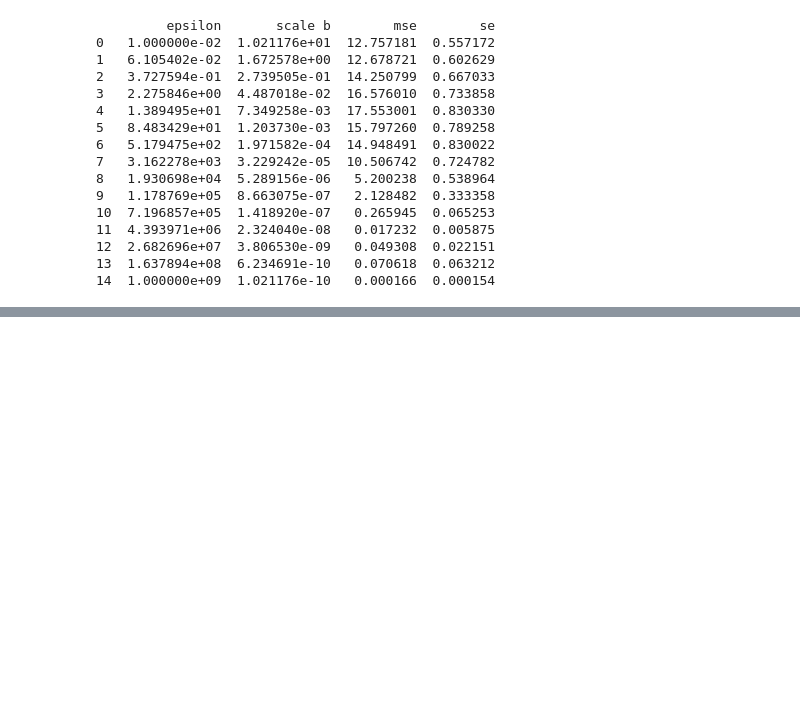
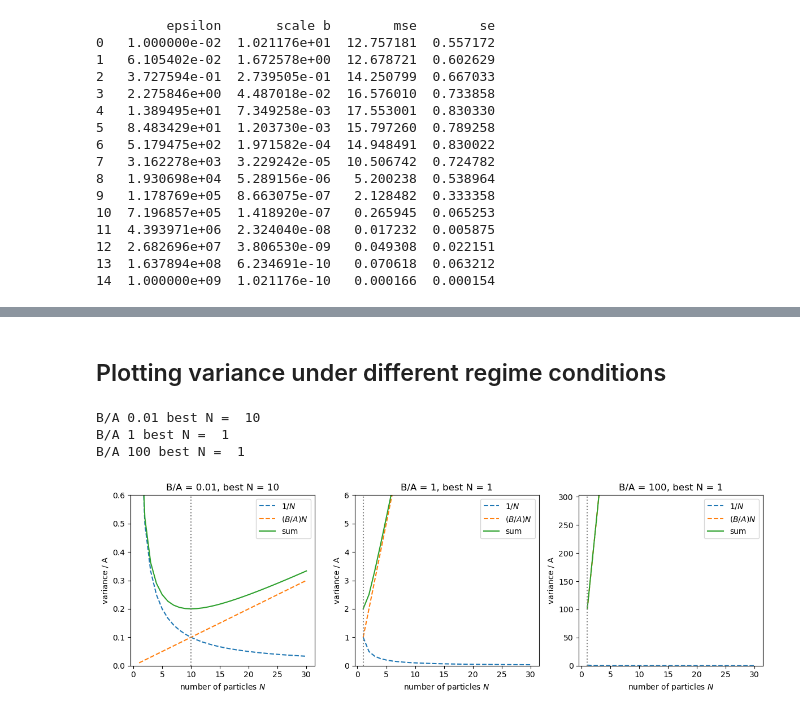
Before and after one commit to wakhee/math-7000-final-submission, a Jupyter notebook: simulation-7000.ipynb, the cells around one changed output, grey strips where cells are left out. Saved outputs shown, nothing was run; the diff lists cells and outputs as text; code cells hidden in the pictures; blank space fills up the shorter version.

```diff
--- a/simulation-7000.ipynb
+++ b/simulation-7000.ipynb
@@ -167,0 +209,34 @@ plt.show()
+# %% [markdown]
+## Plotting variance under different regime conditions
+# %%
+ratios = [0.01, 1, 100]
+N_grid = np.arange(1, 31)
+
+def plot_regime(BA_ratio, panel_slot):
+    A_term = 1 / N_grid
+    B_term = BA_ratio * N_grid
+    total = A_term + B_term
+    best_N = N_grid[np.argmin(total)]
+    print("B/A", BA_ratio, "best N = ", best_N)
+    plt.subplot(1, 3, panel_slot)
+    plt.plot(N_grid, A_term, "--", label = '$1/N$')
+    plt.plot(N_grid, B_term, "--", label="$(B/A)N$")
+    plt.plot(N_grid, total, label="sum")
+    plt.axvline(best_N, ls = ":", color = "grey")
+    plt.ylim(0, 3 * total.min())
+    plt.title(f"B/A = {BA_ratio:g}, best N = {best_N}")
+    plt.xlabel("number of particles $N$")
+    plt.ylabel("variance / A")
+    plt.legend()
+
+plt.figure(figsize = (12, 4))
+plot_regime(0.01, 1)  # Monte Carlo term larger
+plot_regime(1, 2)  # the two terms equal at N = 1
+plot_regime(100, 3)  # noise term larger
+plt.tight_layout()
+plt.show()
+# %% [output]
+B/A 0.01 best N =  10
+B/A 1 best N =  1
+B/A 100 best N =  1
+[figure, added]
```
Also changed, not shown: parts of 9 cells of this notebook, 1 other file.
